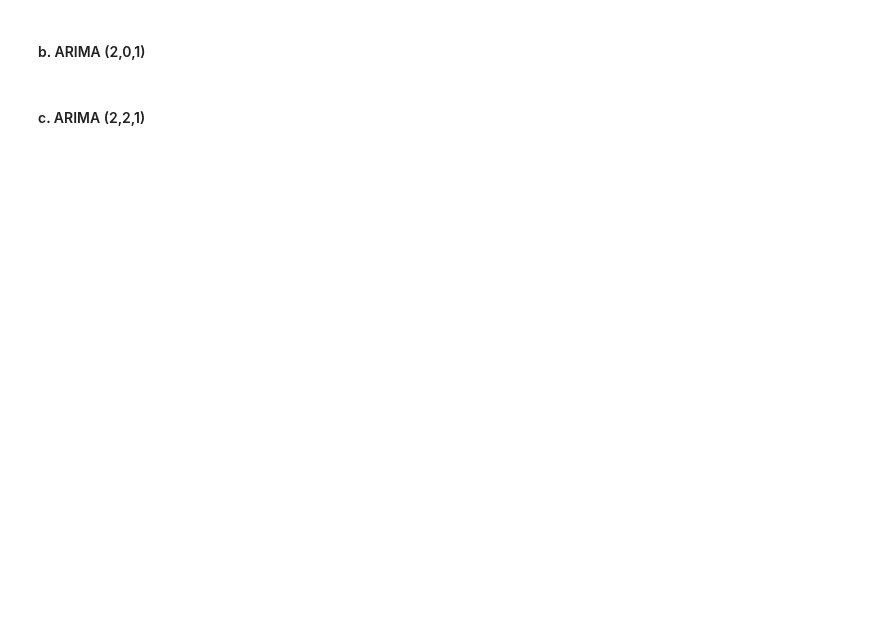
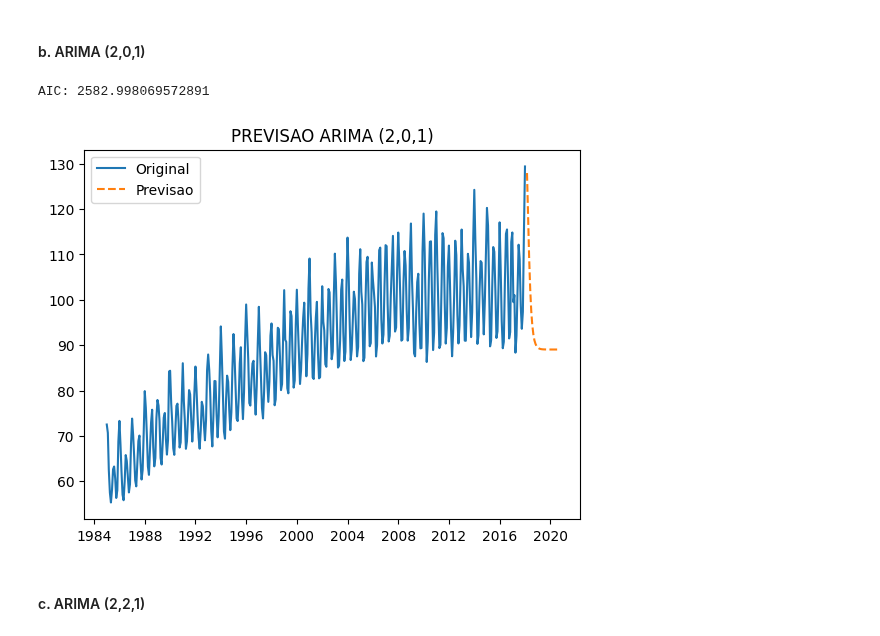
Before and after one commit to clairtonluz/MBA-em-ciencia-de-dados, a Jupyter notebook: Previsão de Series Temporais/exercicios/EXERCICIO_4.ipynb, the cells around one changed output. Drawn from its saved outputs; the diff is of its cells as text; code cells hidden in the pictures; blank space fills up the shorter version.

```diff
--- a/Previsão de Series Temporais/exercicios/EXERCICIO_4.ipynb
+++ b/Previsão de Series Temporais/exercicios/EXERCICIO_4.ipynb
@@ -93,4 +89,11 @@ plt.show()
 # %% [markdown]
 #### b. ARIMA (2,0,1)
+# %%
+modelo201=treinaARIMA(ser,(2,0,1))
+previsao201=previsaoARIMA(modelo201,ser,30)
+plotPrevisao(ser,previsao201, title='PREVISAO ARIMA (2,0,1)')
+# %% [output]
+AIC: 2582.998069572891
+[figure, added]
 # %% [markdown]
 #### c. ARIMA (2,2,1)
```
Also changed, not shown: parts of 12 cells of this notebook, 1 other file.
